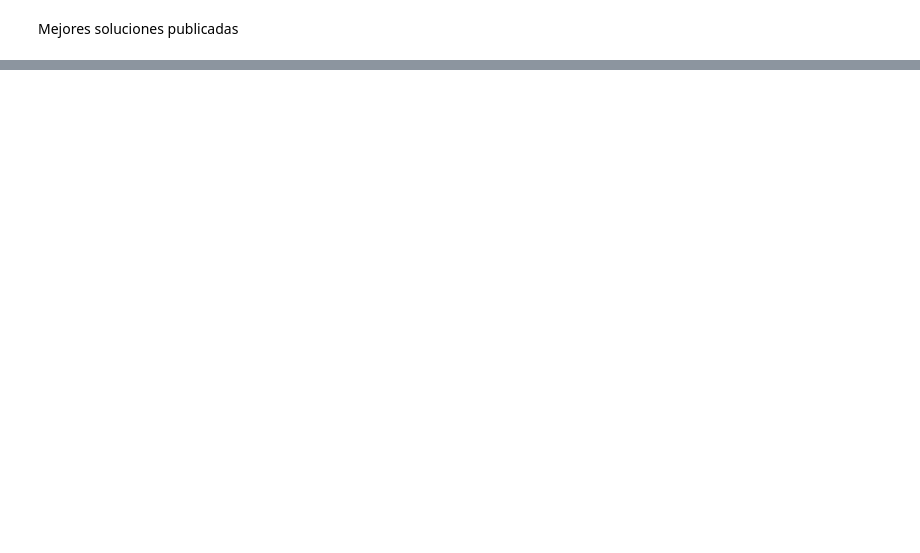
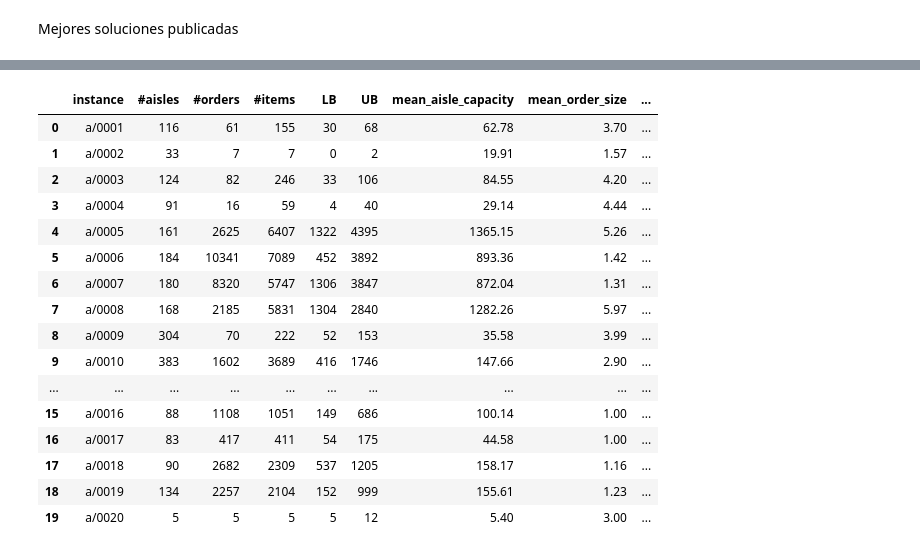
Before and after one commit to marcoZunino/AlgoritmosEvolutivos-challenge-sbpo-2025, a Jupyter notebook: experimental_results.ipynb, the cells around one changed output, grey strips where cells are left out. Cells and saved outputs as stored; diff of their text form; code cells hidden in the pictures; blank space fills up the shorter version.

Commit message:
instances analysis and selection for experiments

```diff
--- a/experimental_results.ipynb
+++ b/experimental_results.ipynb
@@ -61,13 +17,13 @@ Output written to output/greedy/x/instance_0015.txt
 # %% [markdown]
 Verificación de factibilidad y valores objetivo
 # %%
-checker = WaveOrderPicking()
+# checker = WaveOrderPicking()
 
-algorithm = "greedy"
+# algorithm = "greedy"
 
 
 
-for dataset in ["a", "b", "x"]:
-    for file in os.listdir(f"output/{algorithm}/{dataset}"):
-        result = checker.check_result(f"datasets/{dataset}/{file}", f"output/{algorithm}/{dataset}/{file}")
-        print(f"Result for instance {dataset}/{file}: {result}")
+# for dataset in ["a", "b", "x"]:
+#     for file in os.listdir(f"output/{algorithm}/{dataset}"):
+#         result = checker.check_result(f"datasets/{dataset}/{file}", f"output/{algorithm}/{dataset}/{file}")
+#         print(f"Result for instance {dataset}/{file}: {result}")
@@ -92,11 +30,10 @@ Result for instance x/instance_0014.txt: {'is_feasible': True, 'objective_value'
 # %%
-checker = WaveOrderPicking()
+# checker = WaveOrderPicking()
 
-algorithm = "greedy"
+# algorithm = "greedy"
 
 
-
-for dataset in ["a", "b", "x"]:
-    for file in os.listdir(f"output/{algorithm}/{dataset}"):
-        result = checker.check_result(f"datasets/{dataset}/{file}", f"output/{algorithm}/{dataset}/{file}")
-        print(f"Result for instance {dataset}/{file}: {result}")
+# for dataset in ["a", "b", "x"]:
+#     for file in os.listdir(f"output/{algorithm}/{dataset}"):
+#         result = checker.check_result(f"datasets/{dataset}/{file}", f"output/{algorithm}/{dataset}/{file}")
+#         print(f"Result for instance {dataset}/{file}: {result}")
@@ -235,0 +50,34 @@ Result for instance x/instance_0015.txt: {'is_feasible': True, 'objective_value'
+# %%
+from instance import *
+
+datasets = {"a": {}, "b": {}, "x": {}}
+instances = {}
+# %%
+%%capture
+
+for dataset in ["a", "b", "x"]:
+    for file in os.listdir(f"datasets/{dataset}"):
+        instanceId = file.split("_")[1].split(".")[0]
+        instance = Instance(dataset, instanceId, f"datasets/{dataset}/{file}")
+        instances[f"{dataset}/{instanceId}"] = instance
+        datasets[dataset][instanceId] = instance
+# %%
+display_stats_table(datasets["a"].values())
+# %% [output]
+|  | instance | #aisles | #orders | #items | LB | UB | mean_aisle_capacity | mean_order_size | ... |
+| 0 | a/0001 | 116 | 61 | 155 | 30 | 68 | 62.78 | 3.70 | ... |
+| 1 | a/0002 | 33 | 7 | 7 | 0 | 2 | 19.91 | 1.57 | ... |
+| 2 | a/0003 | 124 | 82 | 246 | 33 | 106 | 84.55 | 4.20 | ... |
+| 3 | a/0004 | 91 | 16 | 59 | 4 | 40 | 29.14 | 4.44 | ... |
+| 4 | a/0005 | 161 | 2625 | 6407 | 1322 | 4395 | 1365.15 | 5.26 | ... |
+| 5 | a/0006 | 184 | 10341 | 7089 | 452 | 3892 | 893.36 | 1.42 | ... |
+| 6 | a/0007 | 180 | 8320 | 5747 | 1306 | 3847 | 872.04 | 1.31 | ... |
+| 7 | a/0008 | 168 | 2185 | 5831 | 1304 | 2840 | 1282.26 | 5.97 | ... |
+| 8 | a/0009 | 304 | 70 | 222 | 52 | 153 | 35.58 | 3.99 | ... |
+| 9 | a/0010 | 383 | 1602 | 3689 | 416 | 1746 | 147.66 | 2.90 | ... |
+| ... | ... | ... | ... | ... | ... | ... | ... | ... | ... |
+| 15 | a/0016 | 88 | 1108 | 1051 | 149 | 686 | 100.14 | 1.00 | ... |
+| 16 | a/0017 | 83 | 417 | 411 | 54 | 175 | 44.58 | 1.00 | ... |
+| 17 | a/0018 | 90 | 2682 | 2309 | 537 | 1205 | 158.17 | 1.16 | ... |
+| 18 | a/0019 | 134 | 2257 | 2104 | 152 | 999 | 155.61 | 1.23 | ... |
+| 19 | a/0020 | 5 | 5 | 5 | 5 | 12 | 5.40 | 3.00 | ... |
```
Also changed, not shown: parts of 12 cells of this notebook, 5 other files.
